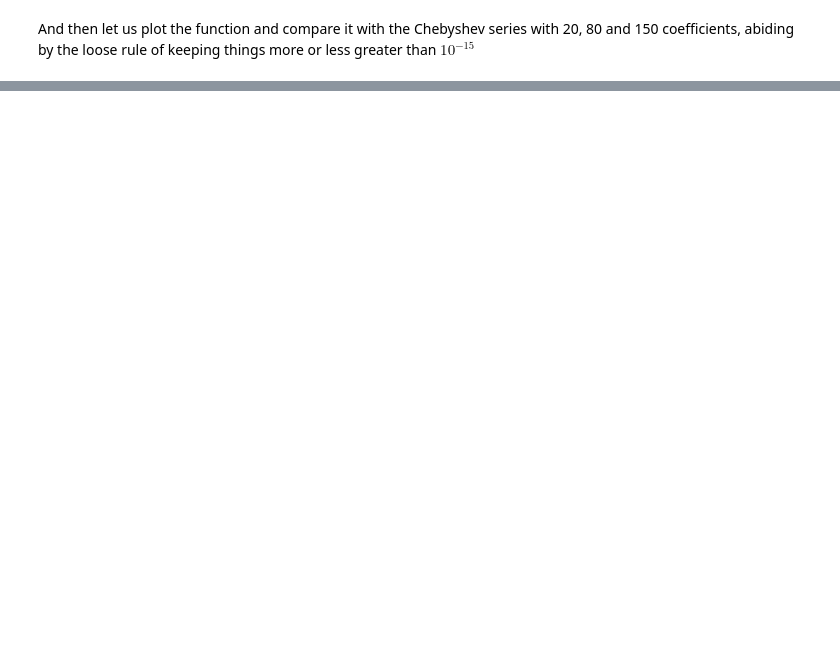
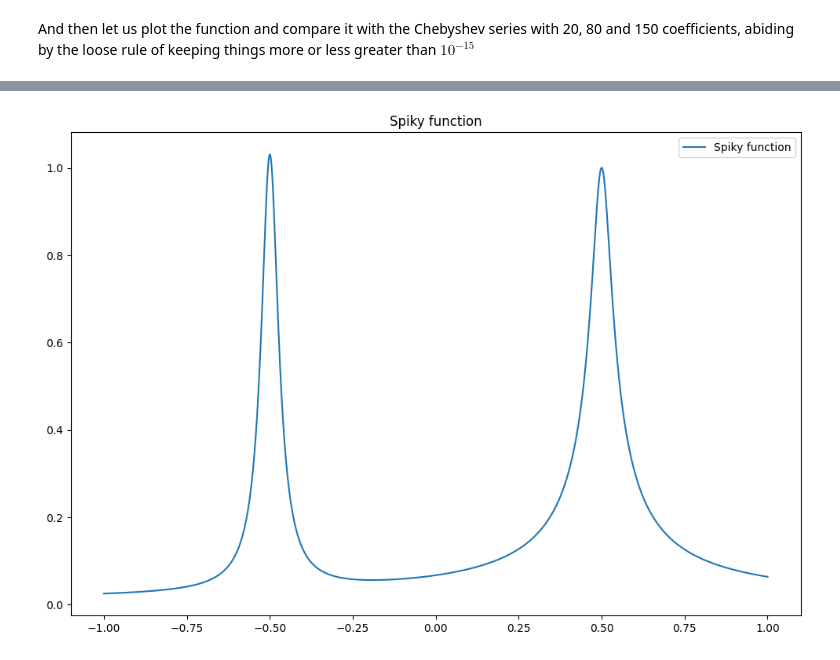
Before and after one commit to lmcj-xyz/approximation_theory, a Jupyter notebook: C3_Chebyshev_Polynomials_and_Series.ipynb, the cells around one changed output, grey strips where cells are left out. Saved outputs shown, nothing was run; the diff lists cells and outputs as text; code cells hidden in the pictures; blank space fills up the shorter version.

```diff
--- a/C3_Chebyshev_Polynomials_and_Series.ipynb
+++ b/C3_Chebyshev_Polynomials_and_Series.ipynb
@@ -320,0 +326,10 @@ Just for reference, you cannot see the blue line because the polynomial with 150
+# %%
+h = lambda x: 1/(1 + 1000*(x + 0.5)**2) + 1/np.sqrt(1 + 1000*(x - 0.5)**2)
+
+plt.figure('spikycomp', figsize=(12,8))
+plt.title('Spiky function')
+plt.plot(y, h(y), label='Spiky function')
+plt.legend()
+plt.show()
+# %% [output]
+[figure, added]
```
Also changed, not shown: parts of 14 cells of this notebook.
